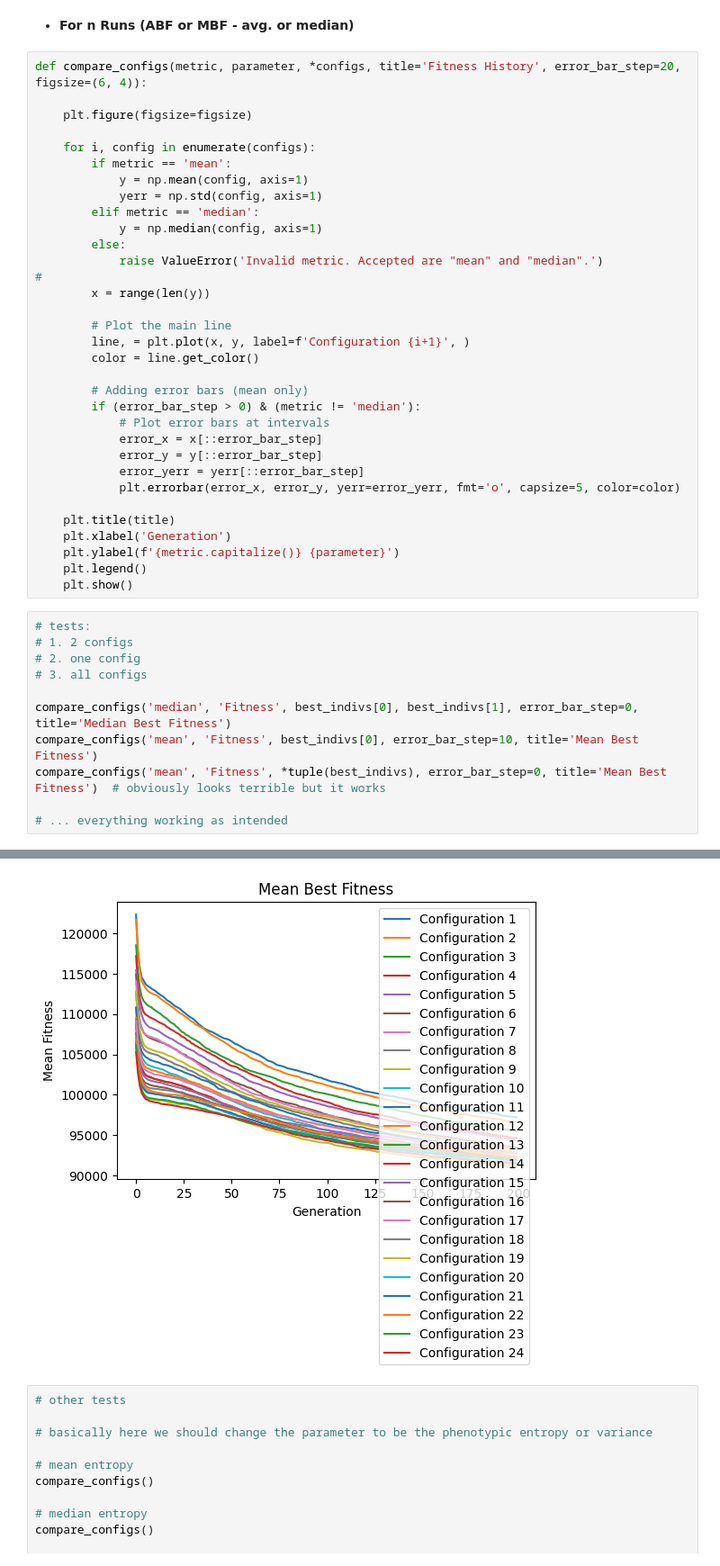
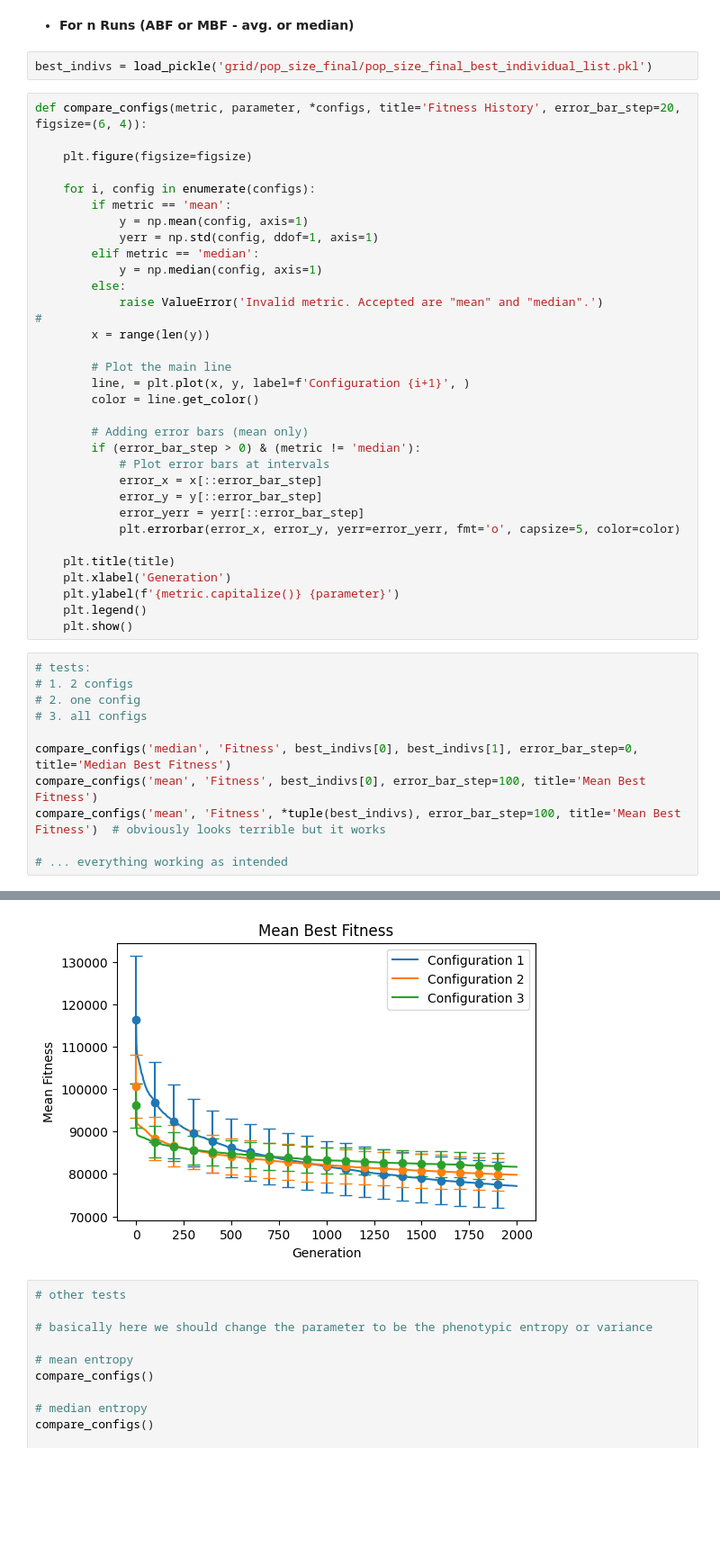
Before and after one commit to skynible/CIFO-Project, a Jupyter notebook: plots.ipynb, the cells around one changed output, grey strips where cells are left out. Shown: that part at 90% size. Drawn from its saved outputs; the diff is of its cells as text; blank space fills up the shorter version.

Commit message:
added ddofs to std calculation

```diff
--- a/plots.ipynb
+++ b/plots.ipynb
@@ -173,6 +173,8 @@ compare_trials([best_indivs[17][i][0] for i in range(200)], [best_indivs[17][i][
 [figure]
 # %% [markdown]
 - **For n Runs (ABF or MBF - avg. or median)**
+# %%
+best_indivs = load_pickle('grid/pop_size_final/pop_size_final_best_individual_list.pkl')
 # %%
 def compare_configs(metric, parameter, *configs, title='Fitness History', error_bar_step=20, figsize=(6, 4)):
 
@@ -181,7 +183,7 @@ def compare_configs(metric, parameter, *configs, title='Fitness History', error_
     for i, config in enumerate(configs):
         if metric == 'mean':
             y = np.mean(config, axis=1)
-            yerr = np.std(config, axis=1)
+            yerr = np.std(config, ddof=1, axis=1)
         elif metric == 'median':
             y = np.median(config, axis=1)
         else:
@@ -213,8 +215,8 @@ def compare_configs(metric, parameter, *configs, title='Fitness History', error_
 # 3. all configs
 
 compare_configs('median', 'Fitness', best_indivs[0], best_indivs[1], error_bar_step=0, title='Median Best Fitness')
-compare_configs('mean', 'Fitness', best_indivs[0], error_bar_step=10, title='Mean Best Fitness')
-compare_configs('mean', 'Fitness', *tuple(best_indivs), error_bar_step=0, title='Mean Best Fitness')  # obviously looks terrible but it works
+compare_configs('mean', 'Fitness', best_indivs[0], error_bar_step=100, title='Mean Best Fitness')
+compare_configs('mean', 'Fitness', *tuple(best_indivs), error_bar_step=100, title='Mean Best Fitness')  # obviously looks terrible but it works
 
 # ... everything working as intended
 # %% [output]
@@ -223,4 +225,4 @@ compare_configs('mean', 'Fitness', *tuple(best_indivs), error_bar_step=0, title=
-[figure, old version]
+[figure, new version]
 # %%
 # other tests
 
```
Also changed, not shown: parts of 1 cell of this notebook.
